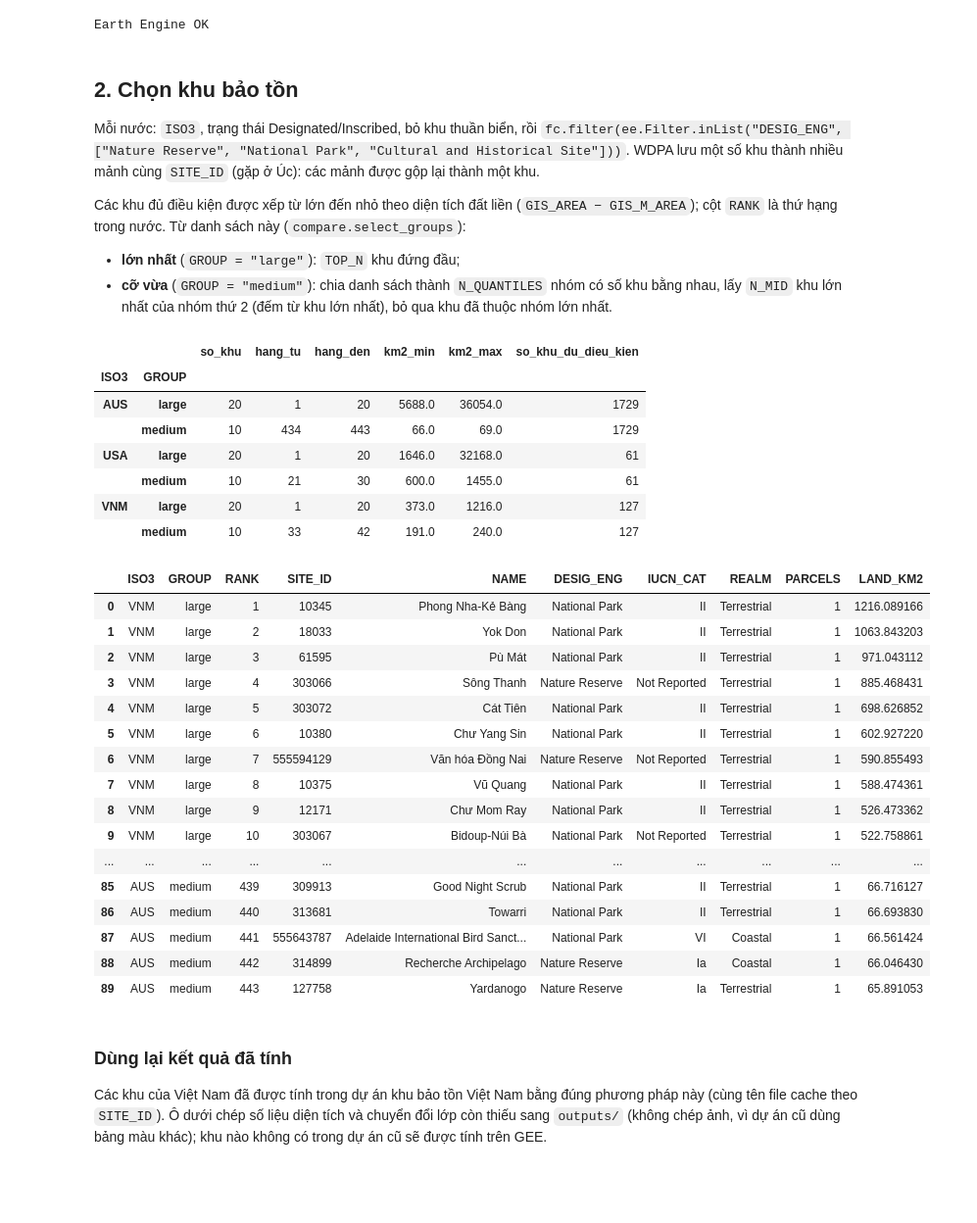
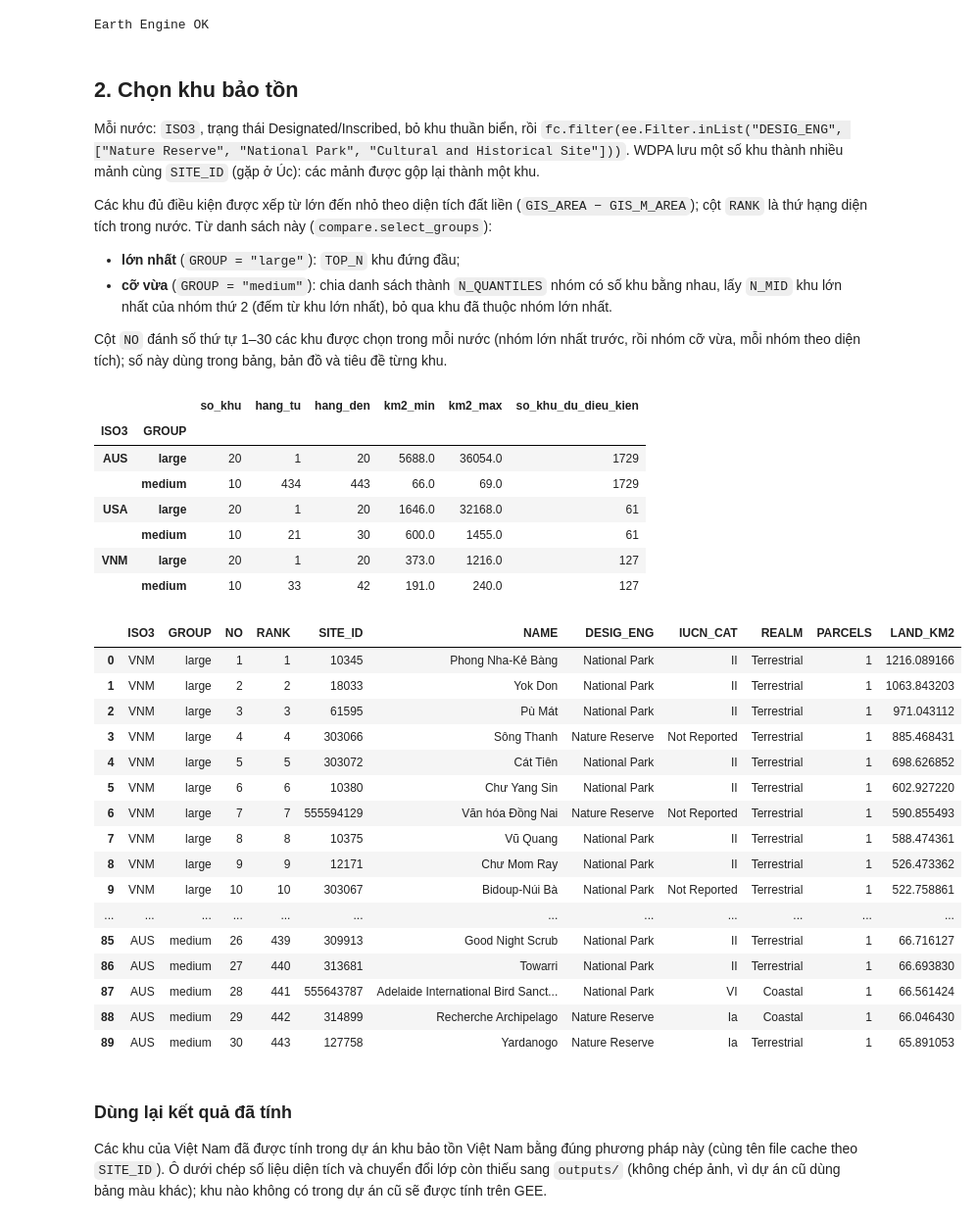
Before and after one commit to hoangvietanh/forty-pa-compare, a Jupyter notebook: notebooks/forty_compare_countries.ipynb, the cells around one changed output. Shown at 98% size. Cells and saved outputs as stored; diff of their text form; code cells hidden in the pictures; blank space fills up the shorter version.

```diff
--- a/notebooks/forty_compare_countries.ipynb
+++ b/notebooks/forty_compare_countries.ipynb
@@ -32,6 +32,7 @@ CFG = {
     "TOP_N": 20,              # nhóm "lớn nhất": số khu đứng đầu danh sách xếp theo diện tích đất liền
     "N_MID": 10,              # nhóm "cỡ vừa": số khu lấy ở đầu nhóm thứ 2 ...
     "N_QUANTILES": 4,         # ... khi chia danh sách thành N_QUANTILES nhóm có số khu bằng nhau
+    "SENS_TOP_N": 30,         # kiểm tra độ nhạy: so sánh lại với SENS_TOP_N khu lớn nhất mỗi nước
     "STATUS": ("Designated", "Inscribed"),       # bỏ khu "Proposed"
     "EXCLUDE_REALM": ("Marine",),                # bỏ khu thuần biển
     "AREA_SCALES": (10, 20, 30, 60, 100),        # độ phân giải tính diện tích (m); chỉ dùng mức thô hơn khi mức mịn bị lỗi
@@ -68,53 +69,56 @@ Mỗi nước: `ISO3`, trạng thái Designated/Inscribed, bỏ khu thuần bi
 WDPA lưu một số khu thành nhiều mảnh cùng `SITE_ID` (gặp ở Úc): các mảnh được gộp lại thành một khu.
 
 Các khu đủ điều kiện được xếp từ lớn đến nhỏ theo diện tích đất liền (`GIS_AREA − GIS_M_AREA`); cột `RANK` là thứ hạng
-trong nước. Từ danh sách này (`compare.select_groups`):
+diện tích trong nước. Từ danh sách này (`compare.select_groups`):
 - **lớn nhất** (`GROUP = "large"`): `TOP_N` khu đứng đầu;
 - **cỡ vừa** (`GROUP = "medium"`): chia danh sách thành `N_QUANTILES` nhóm có số khu bằng nhau, lấy `N_MID` khu lớn nhất
   của nhóm thứ 2 (đếm từ khu lớn nhất), bỏ qua khu đã thuộc nhóm lớn nhất.
+
+Cột `NO` đánh số thứ tự 1–30 các khu được chọn trong mỗi nước (nhóm lớn nhất trước, rồi nhóm cỡ vừa, mỗi nhóm theo diện
+tích); số này dùng trong bảng, bản đồ và tiêu đề từng khu.
 # %%
 pick = lambda df: compare.select_groups(df, CFG["TOP_N"], CFG["N_MID"], CFG["N_QUANTILES"])
 fcs, tables = [], []
 for iso in CFG["COUNTRIES"]:
     fc_i, df_i = gee.select_pas(iso, desig_eng=CFG["DESIG_ENG"], status=CFG["STATUS"],
                                 exclude_realm=CFG["EXCLUDE_REALM"], pick=pick)
     fcs.append(fc_i)
     tables.append(df_i)
 fc = fcs[0]
 for f in fcs[1:]:
     fc = fc.merge(f)
 pas = pd.concat(tables, ignore_index=True)
 pas.to_csv(OUT / "khu_bao_ton.csv", index=False, encoding="utf-8-sig")
 display(pas.groupby(["ISO3", "GROUP"]).agg(so_khu=("SITE_ID", "size"), hang_tu=("RANK", "min"), hang_den=("RANK", "max"),
                                            km2_min=("LAND_KM2", "min"), km2_max=("LAND_KM2", "max"),
                                            so_khu_du_dieu_kien=("N_ELIGIBLE", "first")).round(0))
-pas[["ISO3", "GROUP", "RANK", "SITE_ID", "NAME", "DESIG_ENG", "IUCN_CAT", "REALM", "PARCELS", "LAND_KM2"]]
+pas[["ISO3", "GROUP", "NO", "RANK", "SITE_ID", "NAME", "DESIG_ENG", "IUCN_CAT", "REALM", "PARCELS", "LAND_KM2"]]
 # %% [output]
 |  |  | so_khu | hang_tu | hang_den | km2_min | km2_max | so_khu_du_dieu_kien |
 | ISO3 | GROUP |  |  |  |  |  |  |
 | AUS | large | 20 | 1 | 20 | 5688.0 | 36054.0 | 1729 |
 |  | medium | 10 | 434 | 443 | 66.0 | 69.0 | 1729 |
 | USA | large | 20 | 1 | 20 | 1646.0 | 32168.0 | 61 |
 |  | medium | 10 | 21 | 30 | 600.0 | 1455.0 | 61 |
 | VNM | large | 20 | 1 | 20 | 373.0 | 1216.0 | 127 |
 |  | medium | 10 | 33 | 42 | 191.0 | 240.0 | 127 |
-|  | ISO3 | GROUP | RANK | SITE_ID | NAME | DESIG_ENG | IUCN_CAT | REALM | PARCELS | LAND_KM2 |
-| 0 | VNM | large | 1 | 10345 | Phong Nha-Kẻ Bàng | National Park | II | Terrestrial | 1 | 1216.089166 |
-| 1 | VNM | large | 2 | 18033 | Yok Don | National Park | II | Terrestrial | 1 | 1063.843203 |
-| 2 | VNM | large | 3 | 61595 | Pù Mát | National Park | II | Terrestrial | 1 | 971.043112 |
-| 3 | VNM | large | 4 | 303066 | Sông Thanh | Nature Reserve | Not Reported | Terrestrial | 1 | 885.468431 |
-| 4 | VNM | large | 5 | 303072 | Cát Tiên | National Park | II | Terrestrial | 1 | 698.626852 |
-| 5 | VNM | large | 6 | 10380 | Chư Yang Sin | National Park | II | Terrestrial | 1 | 602.927220 |
-| 6 | VNM | large | 7 | 555594129 | Văn hóa Đồng Nai | Nature Reserve | Not Reported | Terrestrial | 1 | 590.855493 |
-| 7 | VNM | large | 8 | 10375 | Vũ Quang | National Park | II | Terrestrial | 1 | 588.474361 |
-| 8 | VNM | large | 9 | 12171 | Chư Mom Ray | National Park | II | Terrestrial | 1 | 526.473362 |
-| 9 | VNM | large | 10 | 303067 | Bidoup-Núi Bà | National Park | Not Reported | Terrestrial | 1 | 522.758861 |
-| ... | ... | ... | ... | ... | ... | ... | ... | ... | ... | ... |
-| 85 | AUS | medium | 439 | 309913 | Good Night Scrub | National Park | II | Terrestrial | 1 | 66.716127 |
-| 86 | AUS | medium | 440 | 313681 | Towarri | National Park | II | Terrestrial | 1 | 66.693830 |
-| 87 | AUS | medium | 441 | 555643787 | Adelaide International Bird Sanct... | National Park | VI | Coastal | 1 | 66.561424 |
-| 88 | AUS | medium | 442 | 314899 | Recherche Archipelago | Nature Reserve | Ia | Coastal | 1 | 66.046430 |
-| 89 | AUS | medium | 443 | 127758 | Yardanogo | Nature Reserve | Ia | Terrestrial | 1 | 65.891053 |
+|  | ISO3 | GROUP | NO | RANK | SITE_ID | NAME | DESIG_ENG | IUCN_CAT | REALM | PARCELS | LAND_KM2 |
+| 0 | VNM | large | 1 | 1 | 10345 | Phong Nha-Kẻ Bàng | National Park | II | Terrestrial | 1 | 1216.089166 |
+| 1 | VNM | large | 2 | 2 | 18033 | Yok Don | National Park | II | Terrestrial | 1 | 1063.843203 |
+| 2 | VNM | large | 3 | 3 | 61595 | Pù Mát | National Park | II | Terrestrial | 1 | 971.043112 |
+| 3 | VNM | large | 4 | 4 | 303066 | Sông Thanh | Nature Reserve | Not Reported | Terrestrial | 1 | 885.468431 |
+| 4 | VNM | large | 5 | 5 | 303072 | Cát Tiên | National Park | II | Terrestrial | 1 | 698.626852 |
+| 5 | VNM | large | 6 | 6 | 10380 | Chư Yang Sin | National Park | II | Terrestrial | 1 | 602.927220 |
+| 6 | VNM | large | 7 | 7 | 555594129 | Văn hóa Đồng Nai | Nature Reserve | Not Reported | Terrestrial | 1 | 590.855493 |
+| 7 | VNM | large | 8 | 8 | 10375 | Vũ Quang | National Park | II | Terrestrial | 1 | 588.474361 |
+| 8 | VNM | large | 9 | 9 | 12171 | Chư Mom Ray | National Park | II | Terrestrial | 1 | 526.473362 |
+| 9 | VNM | large | 10 | 10 | 303067 | Bidoup-Núi Bà | National Park | Not Reported | Terrestrial | 1 | 522.758861 |
+| ... | ... | ... | ... | ... | ... | ... | ... | ... | ... | ... | ... |
+| 85 | AUS | medium | 26 | 439 | 309913 | Good Night Scrub | National Park | II | Terrestrial | 1 | 66.716127 |
+| 86 | AUS | medium | 27 | 440 | 313681 | Towarri | National Park | II | Terrestrial | 1 | 66.693830 |
+| 87 | AUS | medium | 28 | 441 | 555643787 | Adelaide International Bird Sanct... | National Park | VI | Coastal | 1 | 66.561424 |
+| 88 | AUS | medium | 29 | 442 | 314899 | Recherche Archipelago | Nature Reserve | Ia | Coastal | 1 | 66.046430 |
+| 89 | AUS | medium | 30 | 443 | 127758 | Yardanogo | Nature Reserve | Ia | Terrestrial | 1 | 65.891053 |
 # %% [markdown]
 ### Dùng lại kết quả đã tính
 
```
Also changed, not shown: parts of 8 cells of this notebook, 12 other files.
